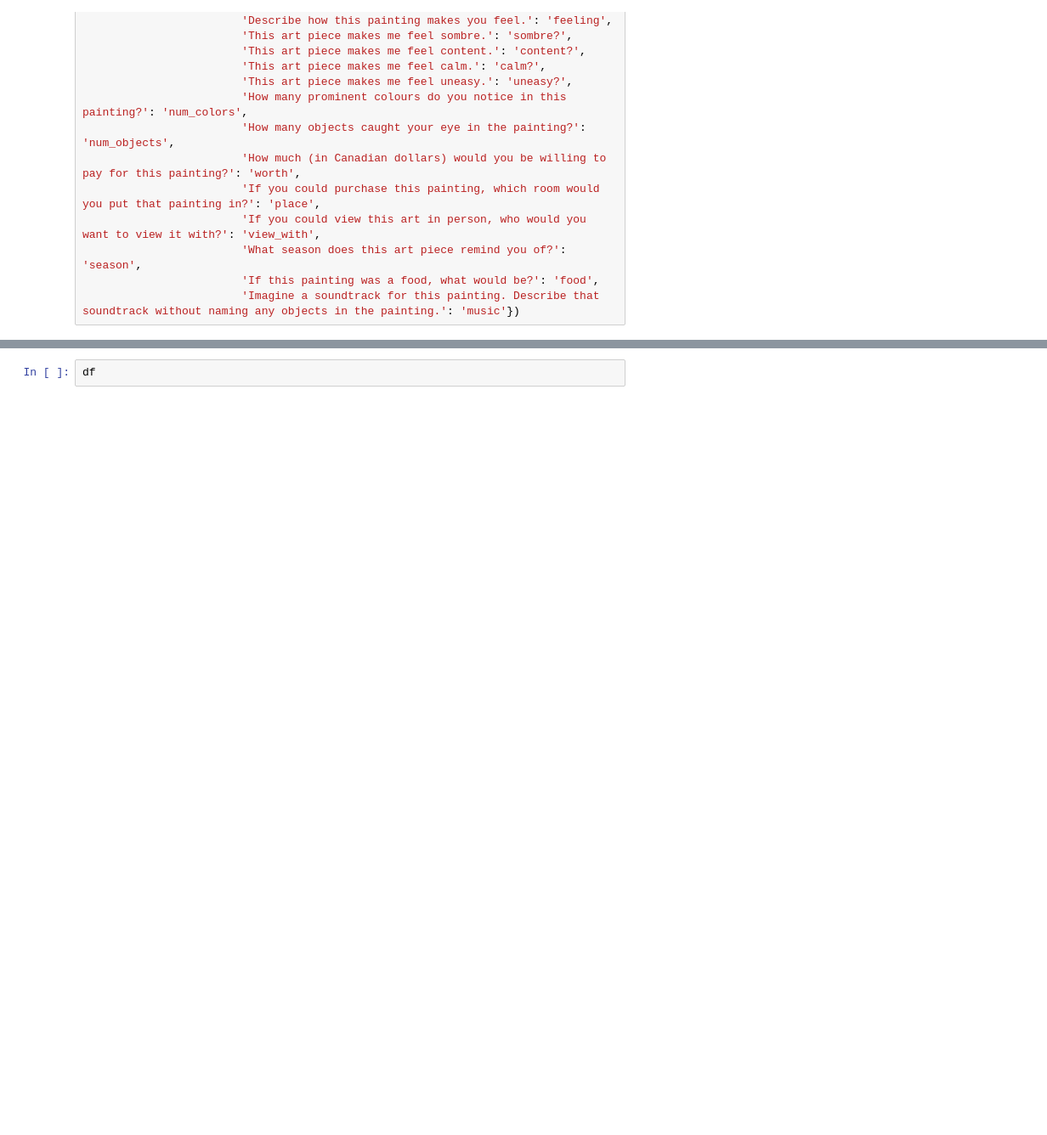
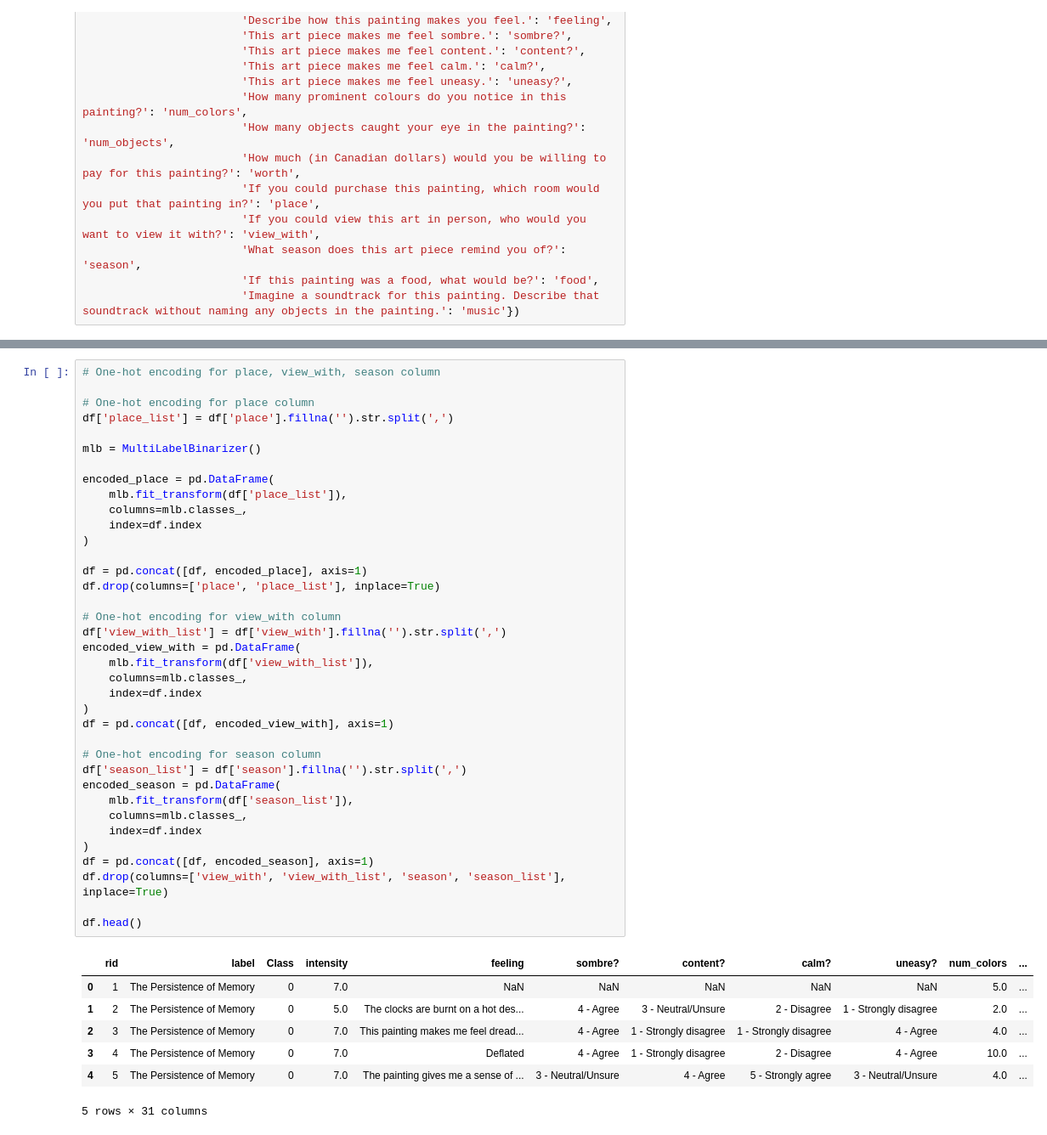
Before and after one commit to kabir-codes/ml-challenge, a Jupyter notebook: ML_Challenge.ipynb, the cells around one changed output, grey strips where cells are left out. Shown at 85% size. Cells and saved outputs as stored; diff of their text form; blank space fills up the shorter version.

```diff
--- a/ML_Challenge.ipynb
+++ b/ML_Challenge.ipynb
@@ -45,2 +93,45 @@ df.insert(loc=loc_index, column='Class', value=new_col_values)
-# %%
-df
+# %%
+# One-hot encoding for place, view_with, season column
+
+# One-hot encoding for place column
+df['place_list'] = df['place'].fillna('').str.split(',')
+
+mlb = MultiLabelBinarizer()
+
+encoded_place = pd.DataFrame(
+    mlb.fit_transform(df['place_list']),
+    columns=mlb.classes_,
+    index=df.index
+)
+
+df = pd.concat([df, encoded_place], axis=1)
+df.drop(columns=['place', 'place_list'], inplace=True)
+
+# One-hot encoding for view_with column
+df['view_with_list'] = df['view_with'].fillna('').str.split(',')
+encoded_view_with = pd.DataFrame(
+    mlb.fit_transform(df['view_with_list']),
+    columns=mlb.classes_,
+    index=df.index
+)
+df = pd.concat([df, encoded_view_with], axis=1)
+
+# One-hot encoding for season column
+df['season_list'] = df['season'].fillna('').str.split(',')
+encoded_season = pd.DataFrame(
+    mlb.fit_transform(df['season_list']),
+    columns=mlb.classes_,
+    index=df.index
+)
+df = pd.concat([df, encoded_season], axis=1)
+df.drop(columns=['view_with', 'view_with_list', 'season', 'season_list'], inplace=True)
+
+df.head()
+# %% [output]
+|  | rid | label | Class | intensity | feeling | sombre? | content? | calm? | uneasy? | num_colors | ... |
+| 0 | 1 | The Persistence of Memory | 0 | 7.0 | NaN | NaN | NaN | NaN | NaN | 5.0 | ... |
+| 1 | 2 | The Persistence of Memory | 0 | 5.0 | The clocks are burnt on a hot des... | 4 - Agree | 3 - Neutral/Unsure | 2 - Disagree | 1 - Strongly disagree | 2.0 | ... |
+| 2 | 3 | The Persistence of Memory | 0 | 7.0 | This painting makes me feel dread... | 4 - Agree | 1 - Strongly disagree | 1 - Strongly disagree | 4 - Agree | 4.0 | ... |
+| 3 | 4 | The Persistence of Memory | 0 | 7.0 | Deflated | 4 - Agree | 1 - Strongly disagree | 2 - Disagree | 4 - Agree | 10.0 | ... |
+| 4 | 5 | The Persistence of Memory | 0 | 7.0 | The painting gives me a sense of ... | 3 - Neutral/Unsure | 4 - Agree | 5 - Strongly agree | 3 - Neutral/Unsure | 4.0 | ... |
+5 rows × 31 columns
```
Also changed, not shown: parts of 14 cells of this notebook.
